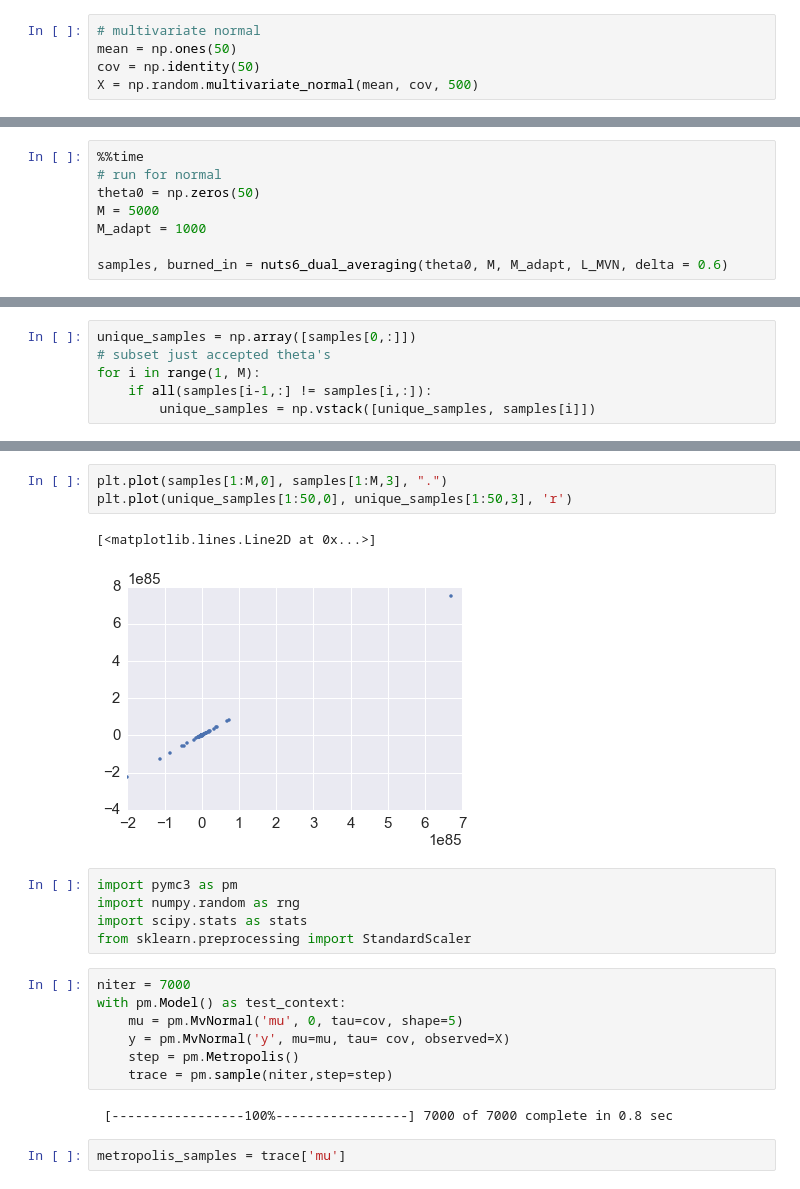
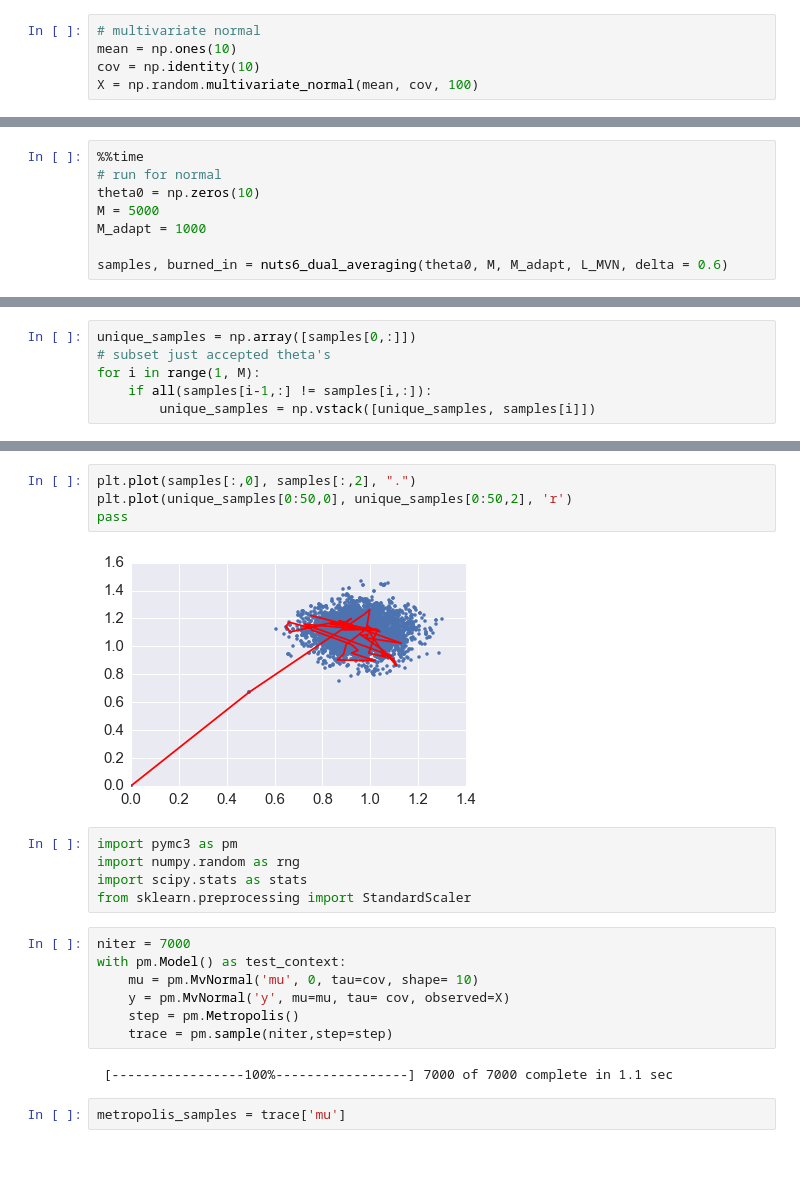
Before and after one commit to bustosxaus/sta663finalproject, a Jupyter notebook: nuts6.ipynb, the cells around one changed output, grey strips where cells are left out. Cells and saved outputs as stored; diff of their text form; blank space fills up the shorter version.

```diff
--- a/nuts6.ipynb
+++ b/nuts6.ipynb
@@ -150,6 +150,6 @@ def nuts6_dual_averaging(theta0, M, M_adapt, L, delta = 0.6):
 #np.mean(burned_in)
 # %%
 # multivariate normal
-mean = np.ones(50)
-cov = np.identity(50)
-X = np.random.multivariate_normal(mean, cov, 500)
+mean = np.ones(10)
+cov = np.identity(10)
+X = np.random.multivariate_normal(mean, cov, 100)
@@ -173,7 +165,7 @@ def L_MVN(theta):
 # %%
 %%time
 # run for normal
-theta0 = np.zeros(50)
+theta0 = np.zeros(10)
 M = 5000
 M_adapt = 1000
 
@@ -210,9 +182,9 @@ array([  3.36955369e+82,   4.20896144e+82,   3.66029691e+82,
 # %%
-plt.plot(samples[1:M,0], samples[1:M,3], ".")
-plt.plot(unique_samples[1:50,0], unique_samples[1:50,3], 'r')
+plt.plot(samples[:,0], samples[:,2], ".")
+plt.plot(unique_samples[0:50,0], unique_samples[0:50,2], 'r')
+pass
 # %% [output]
-[<matplotlib.lines.Line2D at 0x...>]
-[figure, old version]
+[figure, new version]
 # %%
 import pymc3 as pm
 import numpy.random as rng
@@ -221,12 +193,12 @@ from sklearn.preprocessing import StandardScaler
 # %%
 niter = 7000
 with pm.Model() as test_context:
-    mu = pm.MvNormal('mu', 0, tau=cov, shape=5)
+    mu = pm.MvNormal('mu', 0, tau=cov, shape= 10)
     y = pm.MvNormal('y', mu=mu, tau= cov, observed=X)
     step = pm.Metropolis()
     trace = pm.sample(niter,step=step)
 # %% [output]
- [-----------------100%-----------------] 7000 of 7000 complete in 0.8 sec
+ [-----------------100%-----------------] 7000 of 7000 complete in 1.1 sec
 # %%
 metropolis_samples = trace['mu']
 # %%
```
Also changed, not shown: parts of 5 cells of this notebook.
